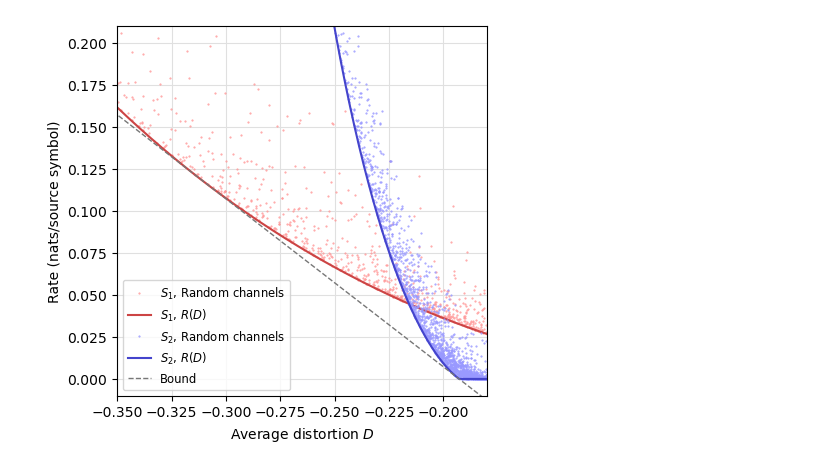
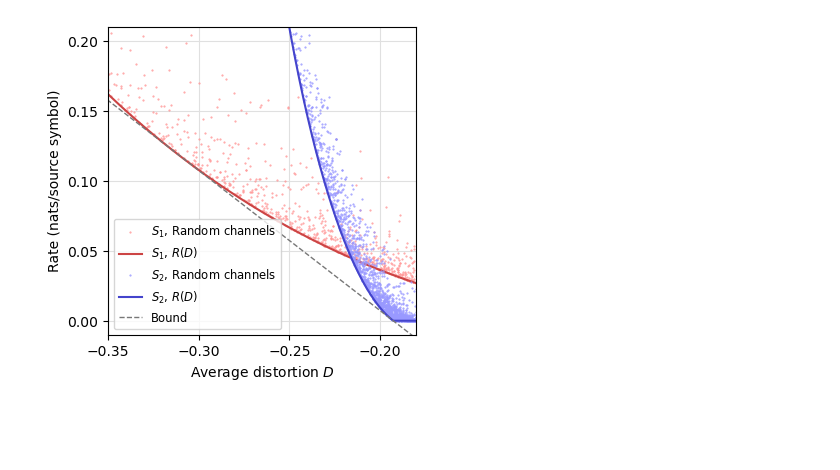
Before and after one commit to andreweckford/Distortion-and-fitness, a Jupyter notebook: Notebook-to-generate-Figure-6.ipynb, the cells around one changed output. Saved outputs shown, nothing was run; the diff lists cells and outputs as text; code cells hidden in the pictures; blank space fills up the shorter version.

```diff
--- a/Notebook-to-generate-Figure-6.ipynb
+++ b/Notebook-to-generate-Figure-6.ipynb
@@ -39,32 +39,35 @@ dmax = -0.1
 Qinv = np.diag(inv(R) @ np.ones(np.shape(R)[0]))
 Q = inv(Qinv)
 
 L = getAvgLambdaStar(Q,px)
 D_v = np.array([dmin,dmax])
 B_v = hx(px) - D_v - L
 
 plt.plot(opPoints[2,:],opPoints[0,:],linestyle='',
          marker='.',markersize=1,color='#ff9999',label='$S_1$, Random channels')
 plt.plot(r2['Dmax_v'],r2['r_v'],linestyle='-',
          color='#cc4444',label='$S_1$, $R(D)$')
 
 plt.plot(opPoints[3,:],opPoints[0,:],linestyle='',
          marker='.',markersize=1,color='#9999ff',label='$S_2$, Random channels')
 plt.plot(r3['Dmax_v'],r3['r_v'],linestyle='-',
          color='#4444cc',label='$S_2$, $R(D)$')
 
 plt.plot(D_v,B_v,linestyle='--',linewidth=1,color='#777777',label='Bound')
 
+plt.gca().set_xticks([-0.35,-0.3,-0.25,-0.2])
+plt.gca().set_yticks([0,0.05,0.1,0.15,0.2])
+
 plt.xlabel('Average distortion $D$')
 plt.ylabel('Rate (nats/source symbol)')
 plt.axis([-0.35,-0.18,-0.01,0.21])
 
-
+plt.gcf().set_size_inches((4,4))
 plt.legend(fontsize='small')
 
 plt.gca().set_aspect(1/plt.gca().get_data_ratio())
 plt.gca().grid(visible=True,color='#e0e0e0')
 
 plt.savefig('Figure6.pdf',bbox_inches='tight')
 # %% [output]
-[figure, old version]
+[figure, new version]
```
Also changed, not shown: 5 other files.
